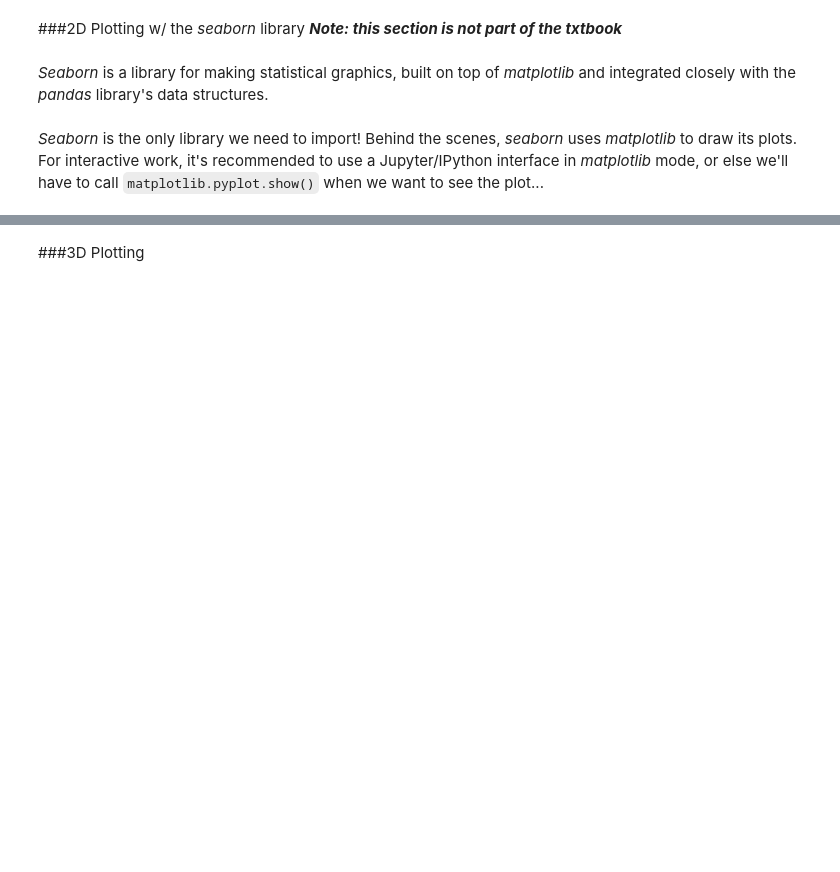
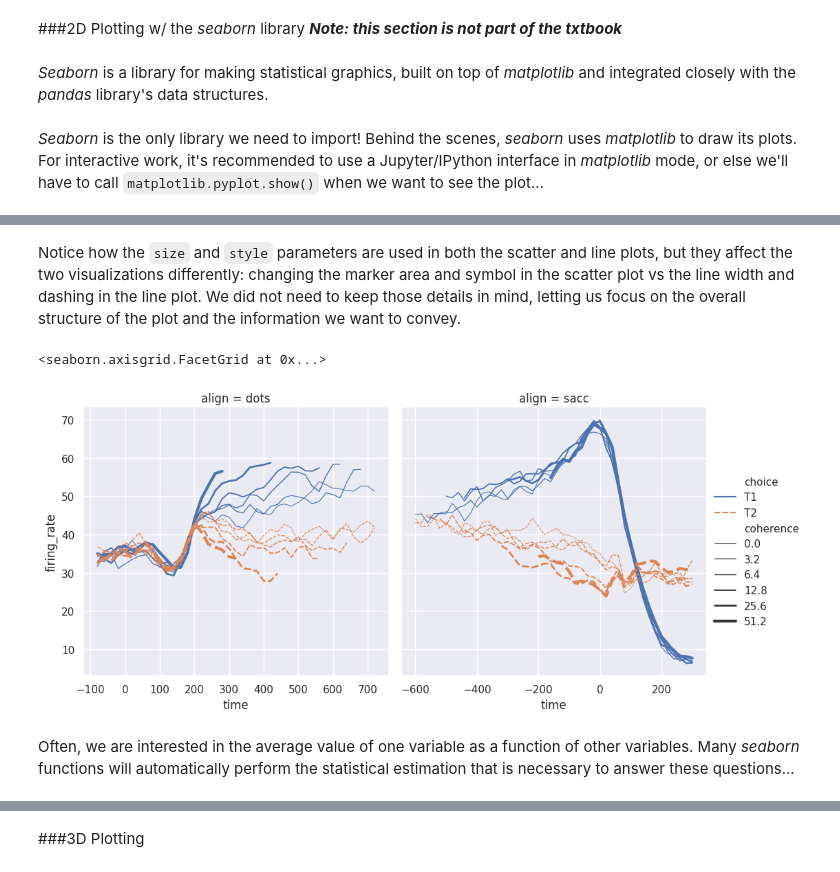
Before and after one commit to taadith/python-projects, a Jupyter notebook: intro-stat-learning/labs/ISLP_Lab_Ch_02.ipynb, the cells around one changed output, grey strips where cells are left out. Drawn from its saved outputs; the diff is of its cells as text; code cells hidden in the pictures; blank space fills up the shorter version.

````diff
--- a/intro-stat-learning/labs/ISLP_Lab_Ch_02.ipynb
+++ b/intro-stat-learning/labs/ISLP_Lab_Ch_02.ipynb
@@ -346,0 +383,3 @@ sns.set_theme()
+# %%
+dots = sns.load_dataset("dots")
+dots.head()
@@ -346,0 +393,14 @@ sns.set_theme()
+# %% [markdown]
+Notice how the ```size``` and ```style``` parameters are used in both the scatter and line plots, but they affect the two visualizations differently: changing the marker area and symbol in the scatter plot vs the line width and dashing in the line plot. We did not need to keep those details in mind, letting us focus on the overall structure of the plot and the information we want to convey.
+# %%
+sns.relplot(
+    data = dots, kind = "line",
+    x = "time", y = "firing_rate", col = "align",
+    hue = "choice", size = "coherence", style = "choice",
+    facet_kws = dict(sharex = False)
+)
+# %% [output]
+<seaborn.axisgrid.FacetGrid at 0x...>
+[figure, added]
+# %% [markdown]
+Often, we are interested in the average value of one variable as a function of other variables. Many *seaborn* functions will automatically perform the statistical estimation that is necessary to answer these questions...
````
Also changed, not shown: parts of 44 cells of this notebook.
